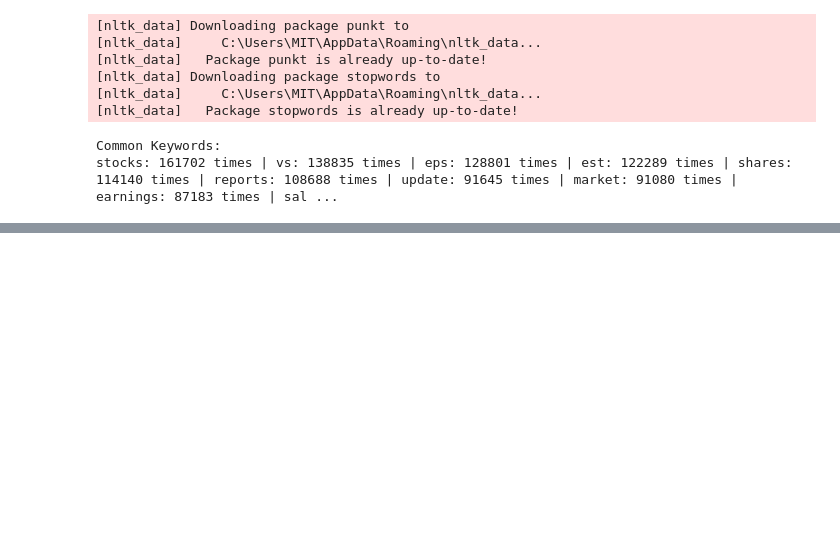
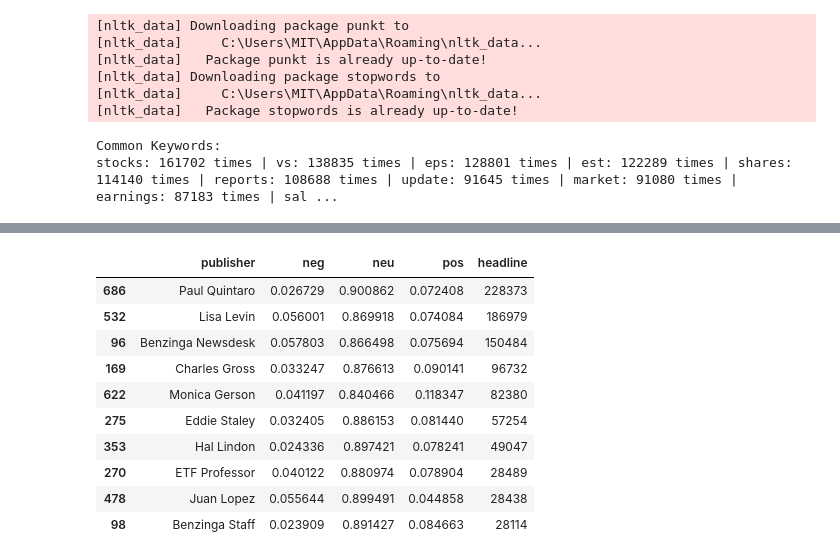
Before and after one commit to KalTadesse9/project_nova, a Jupyter notebook: notebooks/SentimentAnalysis_Nova.ipynb, the cells around one changed output, grey strips where cells are left out. Drawn from its saved outputs; the diff is of its cells as text; code cells hidden in the pictures; blank space fills up the shorter version.

```diff
--- a/notebooks/SentimentAnalysis_Nova.ipynb
+++ b/notebooks/SentimentAnalysis_Nova.ipynb
@@ -164,0 +190,4 @@ stocks: 161702 times | vs: 138835 times | eps: 128801 times | est: 122289 times
+# %%
+publisher_df = scored_news.loc[:, ['publisher', 'neg', 'neu', 'pos']]
+publisher_score_df = publisher_df.groupby('publisher')[['neg','neu','pos']].mean().reset_index()
+publisher_score_df.sample(10)
@@ -164,0 +206,21 @@ stocks: 161702 times | vs: 138835 times | eps: 128801 times | est: 122289 times
+# %%
+#concatenating
+type_of_news = pd.concat([publisher_score_df,sorted_articlesPerPub],axis=1)
+
+#remove duplicate column(publisher) after concatenating the two data frames
+type_of_news = type_of_news.loc[:, ~type_of_news.columns.duplicated()]
+
+type_of_news = type_of_news.sort_values(by='headline',ascending=False)
+type_of_news.head(10)
+# %% [output]
+|  | publisher | neg | neu | pos | headline |
+| 686 | Paul Quintaro | 0.026729 | 0.900862 | 0.072408 | 228373 |
+| 532 | Lisa Levin | 0.056001 | 0.869918 | 0.074084 | 186979 |
+| 96 | Benzinga Newsdesk | 0.057803 | 0.866498 | 0.075694 | 150484 |
+| 169 | Charles Gross | 0.033247 | 0.876613 | 0.090141 | 96732 |
+| 622 | Monica Gerson | 0.041197 | 0.840466 | 0.118347 | 82380 |
+| 275 | Eddie Staley | 0.032405 | 0.886153 | 0.081440 | 57254 |
+| 353 | Hal Lindon | 0.024336 | 0.897421 | 0.078241 | 49047 |
+| 270 | ETF Professor | 0.040122 | 0.880974 | 0.078904 | 28489 |
+| 478 | Juan Lopez | 0.055644 | 0.899491 | 0.044858 | 28438 |
+| 98 | Benzinga Staff | 0.023909 | 0.891427 | 0.084663 | 28114 |
```
Also changed, not shown: parts of 9 cells of this notebook.
